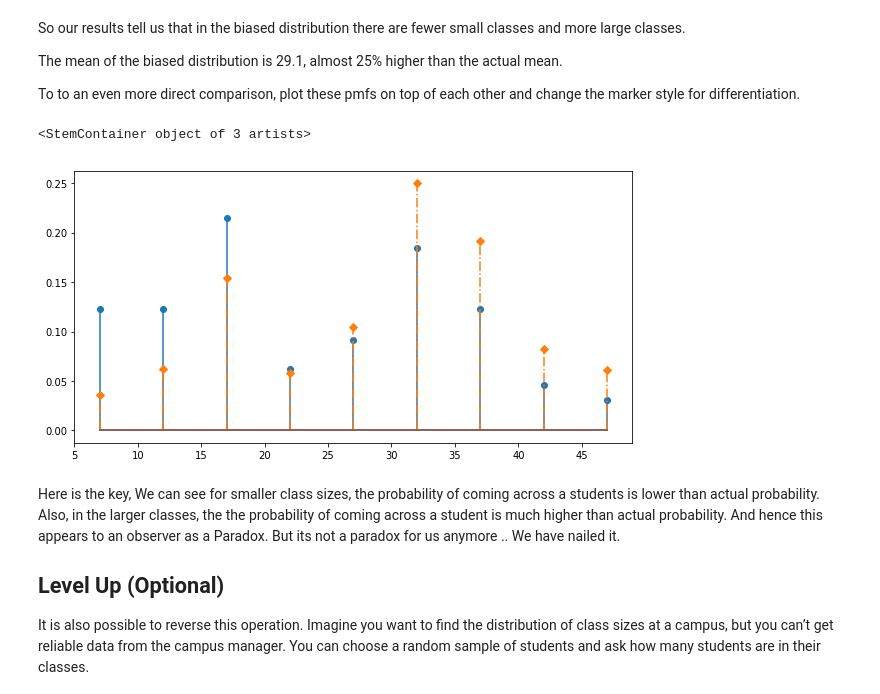
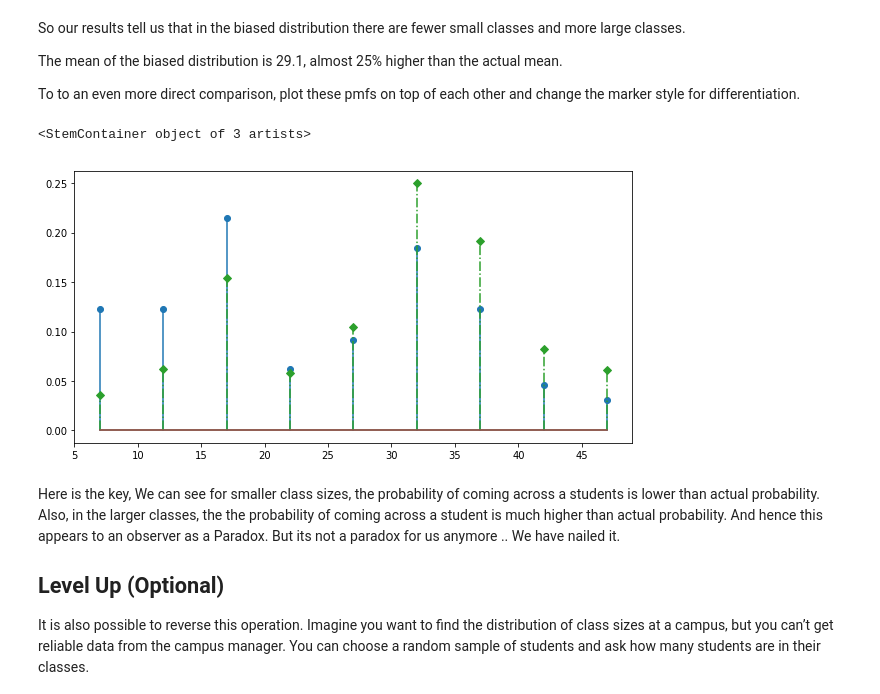
Before and after one commit to georgewillben/dsc-0-09-07-stats-pmf-lab-online-ds-pt-100118, a Jupyter notebook: index.ipynb, the cells around one changed output. Drawn from its saved outputs; the diff is of its cells as text; code cells hidden in the pictures.

```diff
--- a/index.ipynb
+++ b/index.ipynb
@@ -200,11 +200,11 @@ To to an even more direct comparison, plot these pmfs on top of each other and c
 # %%
 # Plot pmfs overlapping
 fig = plt.figure(figsize=(10,5))
 plt.stem(sizes,pmf, linefmt = 'C0-',  markerfmt='C0o',  basefmt='C5', label='Actual')
-plt.stem(sizes, pmf2, linefmt = 'C1-.',  markerfmt='C1D',  basefmt='C5', label='Observed')
+plt.stem(sizes, pmf2, linefmt = 'C3-.',  markerfmt='C3D',  basefmt='C5', label='Observed')
 # %% [output]
 <StemContainer object of 3 artists>
-[figure, old version]
+[figure, new version]
 # %% [markdown]
 Here is the key, We can see for smaller class sizes, the probability of coming across a students is lower than actual probability. Also, in the larger classes, the the probability of coming across a student is much higher than actual probability. And hence this appears to an observer as a Paradox. But its not a paradox for us anymore .. We have nailed it.
 
```
